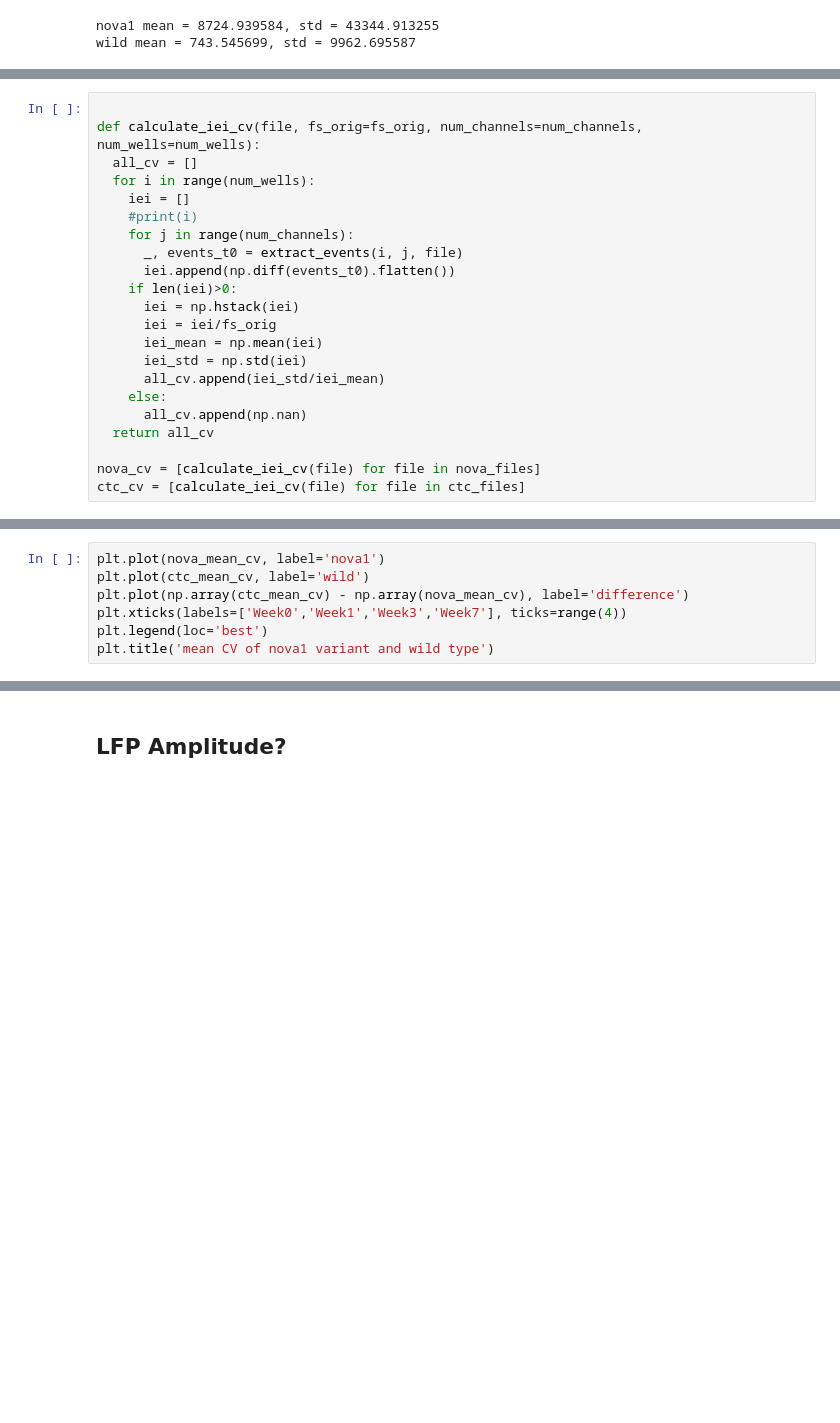
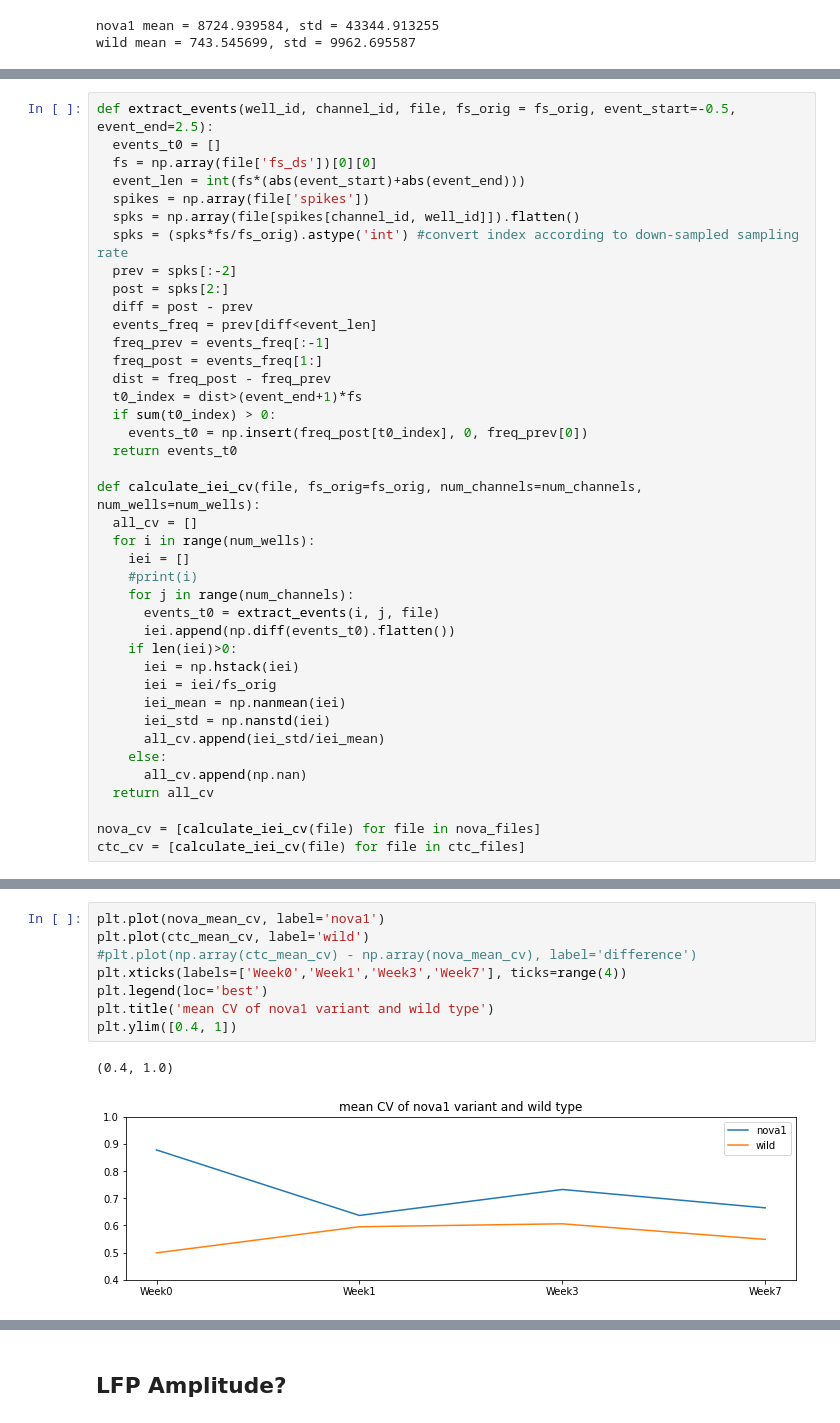
Before and after one commit to xuanyuw/NOVA1_variation_LFP, a Jupyter notebook: analyze_LFP.ipynb, the cells around one changed output, grey strips where cells are left out. Drawn from its saved outputs; the diff is of its cells as text; blank space fills up the shorter version.

```diff
--- a/analyze_LFP.ipynb
+++ b/analyze_LFP.ipynb
@@ -141,4 +119,22 @@ def extract_events(well_id, channel_id, file, fs_orig = fs_orig, event_start=-0.
 # %%
+def extract_events(well_id, channel_id, file, fs_orig = fs_orig, event_start=-0.5, event_end=2.5):
+  events_t0 = []
+  fs = np.array(file['fs_ds'])[0][0]
+  event_len = int(fs*(abs(event_start)+abs(event_end)))
+  spikes = np.array(file['spikes'])
+  spks = np.array(file[spikes[channel_id, well_id]]).flatten()
+  spks = (spks*fs/fs_orig).astype('int') #convert index according to down-sampled sampling rate
+  prev = spks[:-2]
+  post = spks[2:]
+  diff = post - prev
+  events_freq = prev[diff<event_len]
+  freq_prev = events_freq[:-1]
+  freq_post = events_freq[1:]
+  dist = freq_post - freq_prev
+  t0_index = dist>(event_end+1)*fs
+  if sum(t0_index) > 0:
+    events_t0 = np.insert(freq_post[t0_index], 0, freq_prev[0])
+  return events_t0
 
 def calculate_iei_cv(file, fs_orig=fs_orig, num_channels=num_channels, num_wells=num_wells):
   all_cv = []
@@ -146,13 +142,13 @@ def calculate_iei_cv(file, fs_orig=fs_orig, num_channels=num_channels, num_wells
     iei = []
     #print(i)
     for j in range(num_channels):
-      _, events_t0 = extract_events(i, j, file)
+      events_t0 = extract_events(i, j, file)
       iei.append(np.diff(events_t0).flatten())
     if len(iei)>0:
       iei = np.hstack(iei)
       iei = iei/fs_orig
-      iei_mean = np.mean(iei)
-      iei_std = np.std(iei)
+      iei_mean = np.nanmean(iei)
+      iei_std = np.nanstd(iei)
       all_cv.append(iei_std/iei_mean)
     else:
       all_cv.append(np.nan)
@@ -169,9 +169,13 @@ print(np.array(ctc_mean_cv) - np.array(nova_mean_cv))
 # %%
 plt.plot(nova_mean_cv, label='nova1')
 plt.plot(ctc_mean_cv, label='wild')
-plt.plot(np.array(ctc_mean_cv) - np.array(nova_mean_cv), label='difference')
+#plt.plot(np.array(ctc_mean_cv) - np.array(nova_mean_cv), label='difference')
 plt.xticks(labels=['Week0','Week1','Week3','Week7'], ticks=range(4))
 plt.legend(loc='best')
 plt.title('mean CV of nova1 variant and wild type')
+plt.ylim([0.4, 1])
+# %% [output]
+(0.4, 1.0)
+[figure, added]
 # %%
 import statistics
```
Also changed, not shown: parts of 28 cells of this notebook.
